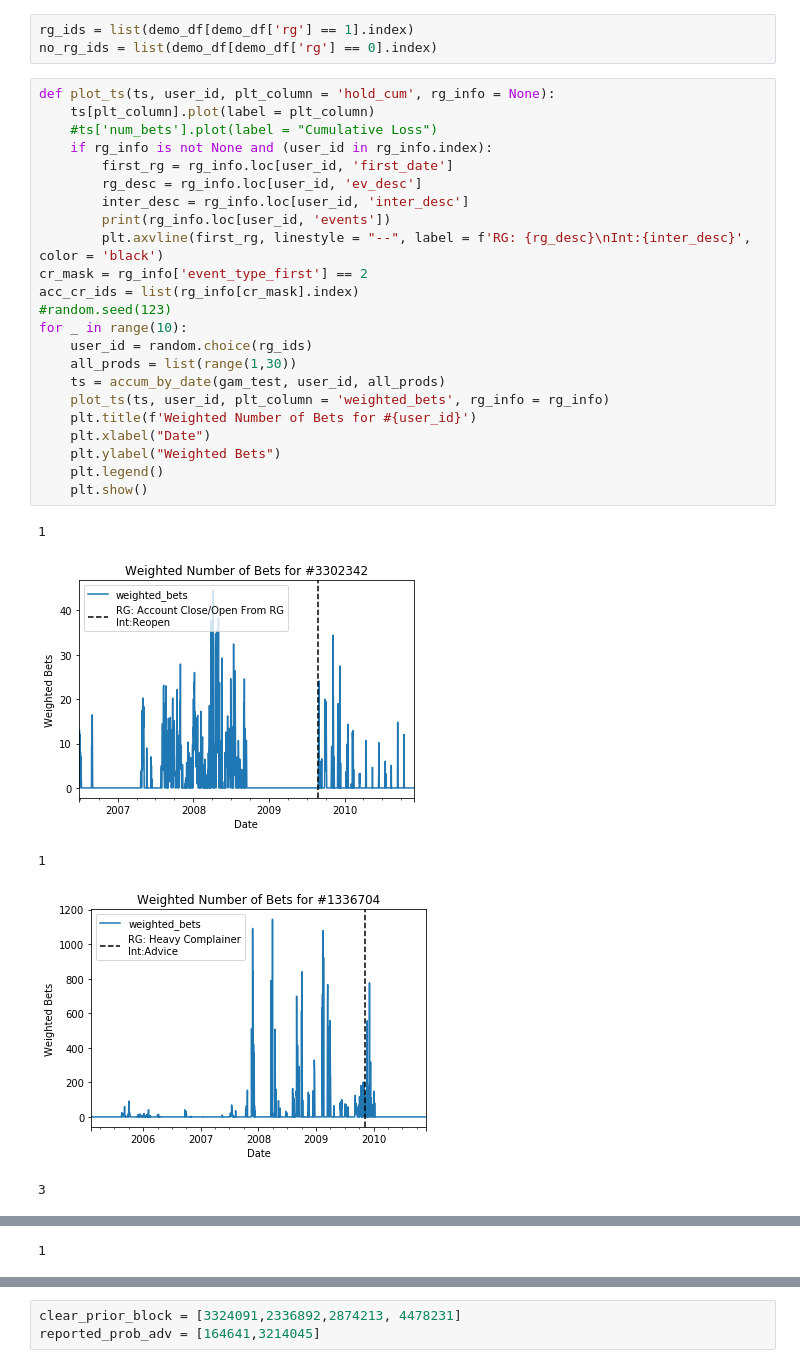
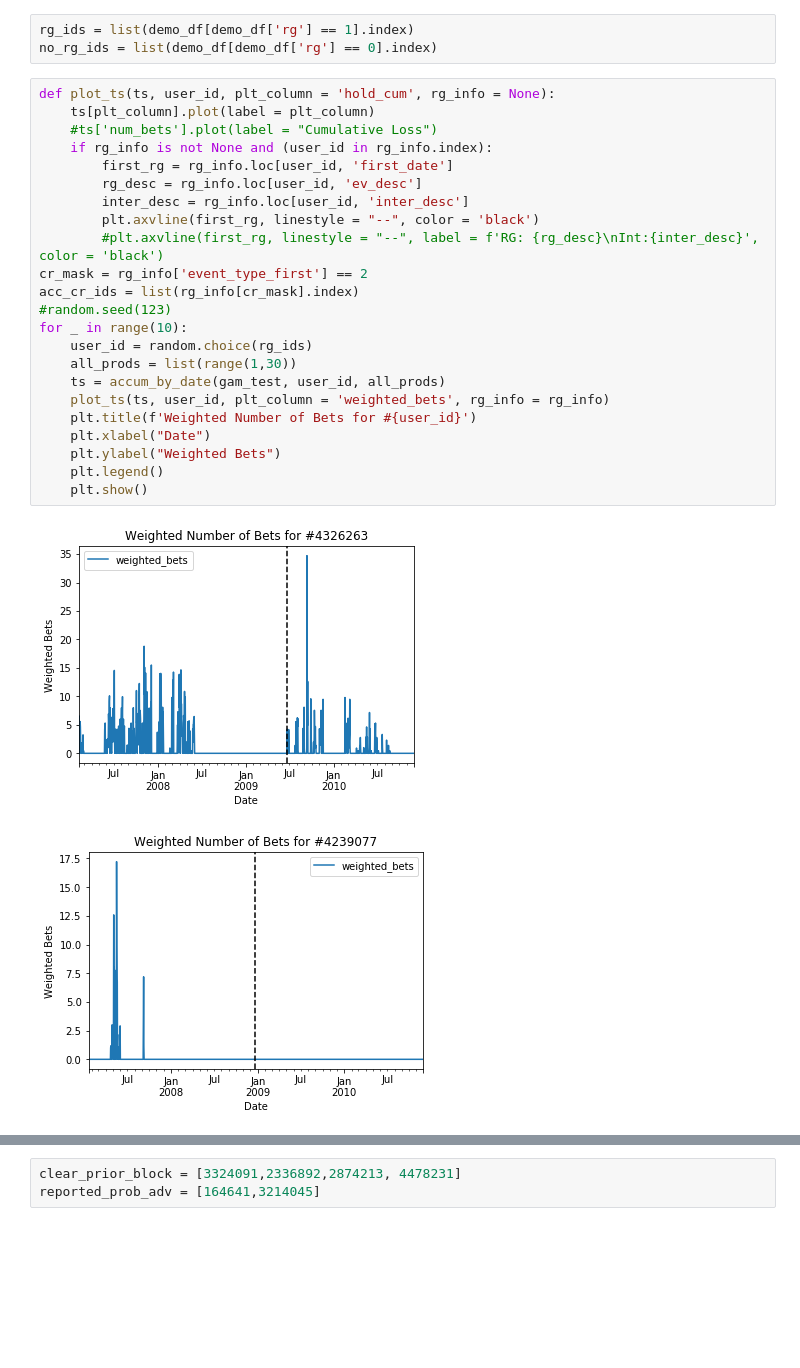
Before and after one commit to alro5921/problem-gambling-study, a Jupyter notebook: notebooks/EDAish.ipynb, the cells around one changed output, grey strips where cells are left out. Drawn from its saved outputs; the diff is of its cells as text; blank space fills up the shorter version.

Commit message:
Read me, graphs

```diff
--- a/notebooks/EDAish.ipynb
+++ b/notebooks/EDAish.ipynb
@@ -125,29 +125,26 @@ no_rg_ids = list(demo_df[demo_df['rg'] == 0].index)
 # %%
 def plot_ts(ts, user_id, plt_column = 'hold_cum', rg_info = None):
     ts[plt_column].plot(label = plt_column)
     #ts['num_bets'].plot(label = "Cumulative Loss")
     if rg_info is not None and (user_id in rg_info.index):
         first_rg = rg_info.loc[user_id, 'first_date']
         rg_desc = rg_info.loc[user_id, 'ev_desc']
         inter_desc = rg_info.loc[user_id, 'inter_desc']
-        print(rg_info.loc[user_id, 'events'])
-        plt.axvline(first_rg, linestyle = "--", label = f'RG: {rg_desc}\nInt:{inter_desc}', color = 'black')
+        plt.axvline(first_rg, linestyle = "--", color = 'black')
+        #plt.axvline(first_rg, linestyle = "--", label = f'RG: {rg_desc}\nInt:{inter_desc}', color = 'black')
 cr_mask = rg_info['event_type_first'] == 2
 acc_cr_ids = list(rg_info[cr_mask].index)
 #random.seed(123)
 for _ in range(10):
     user_id = random.choice(rg_ids)
     all_prods = list(range(1,30))
     ts = accum_by_date(gam_test, user_id, all_prods)
     plot_ts(ts, user_id, plt_column = 'weighted_bets', rg_info = rg_info)
     plt.title(f'Weighted Number of Bets for #{user_id}')
     plt.xlabel("Date")
     plt.ylabel("Weighted Bets")
     plt.legend()
     plt.show()
 # %% [output]
-1
-[figure, old version]
+[figure, new version]
-1
-[figure, old version]
+[figure, new version]
-3
@@ -155 +151,0 @@ for _ in range(10):
-1
```
Also changed, not shown: parts of 5 cells of this notebook, 10 other files.
